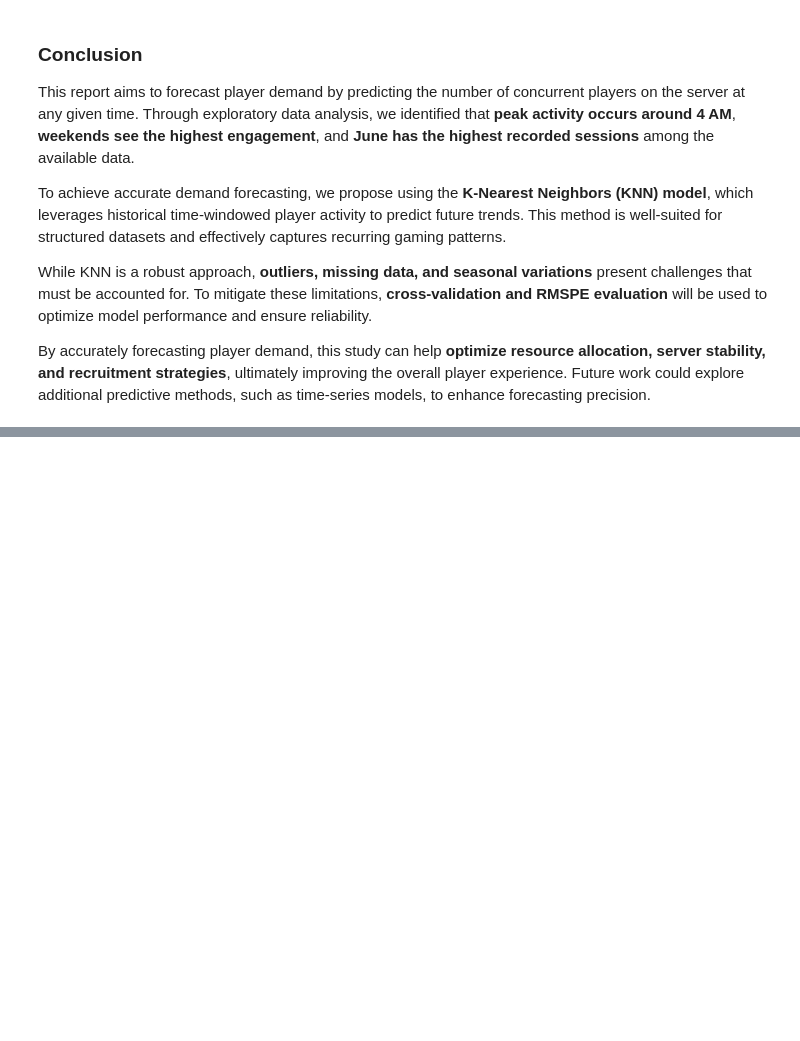
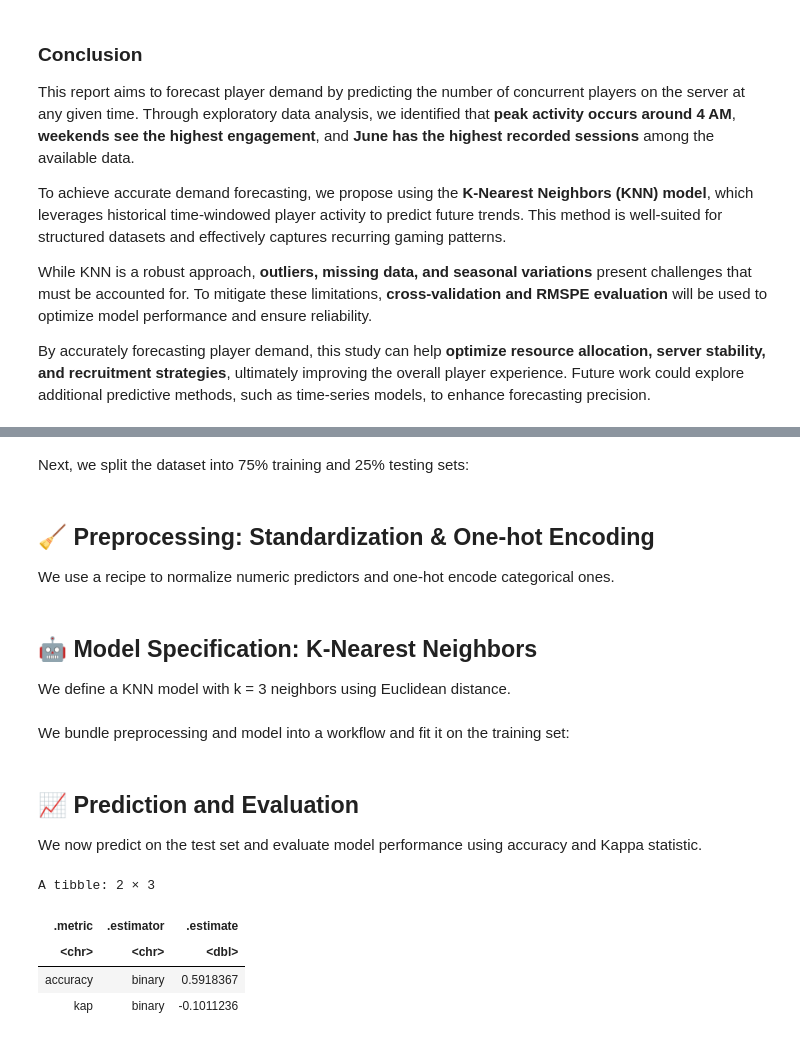
Before and after one commit to yyuhaoma/Data100_Project, a Jupyter notebook: Individual_Project1 (1).ipynb, the cells around one changed output, grey strips where cells are left out. Saved outputs shown, nothing was run; the diff lists cells and outputs as text; code cells hidden in the pictures; blank space fills up the shorter version.

```diff
--- a/Individual_Project1 (1).ipynb
+++ b/Individual_Project1 (1).ipynb
@@ -235,0 +299,47 @@ By accurately forecasting player demand, this study can help **optimize resource
+# %% [markdown]
+Next, we split the dataset into 75% training and 25% testing sets:
+# %%
+set.seed(2020)
+
+player_split <- initial_split(player_model_data, prop = 0.75, strata = subscribe)
+player_train <- training(player_split)
+player_test <- testing(player_split)
+# %% [markdown]
+## 🧹 Preprocessing: Standardization & One-hot Encoding
+We use a recipe to normalize numeric predictors and one-hot encode categorical ones.
+# %%
+player_recipe <- recipe(subscribe ~ Age + gender + experience + played_hours, data = player_train) |>
+  step_dummy(all_nominal_predictors()) |>
+  step_normalize(all_predictors())
+# %% [markdown]
+## 🤖 Model Specification: K-Nearest Neighbors
+We define a KNN model with k = 3 neighbors using Euclidean distance.
+# %%
+knn_spec <- nearest_neighbor(weight_func = "rectangular", neighbors = 3) |>
+  set_engine("kknn") |>
+  set_mode("classification")
+# %% [markdown]
+We bundle preprocessing and model into a workflow and fit it on the training set:
+# %%
+player_workflow <- workflow() |>
+  add_recipe(player_recipe) |>
+  add_model(knn_spec)
+
+player_fit <- fit(player_workflow, data = player_train)
+# %% [markdown]
+## 📈 Prediction and Evaluation
+We now predict on the test set and evaluate model performance using accuracy and Kappa statistic.
+# %%
+player_predictions <- predict(player_fit, player_test) |>
+  bind_cols(player_test)
+
+player_accuracy <- player_predictions |>
+  metrics(truth = subscribe, estimate = .pred_class)
+
+player_accuracy
+# %% [output]
+A tibble: 2 × 3
+| .metric | .estimator | .estimate |
+| <chr> | <chr> | <dbl> |
+| accuracy | binary | 0.5918367 |
+| kap | binary | -0.1011236 |
```
Also changed, not shown: parts of 5 cells of this notebook.
